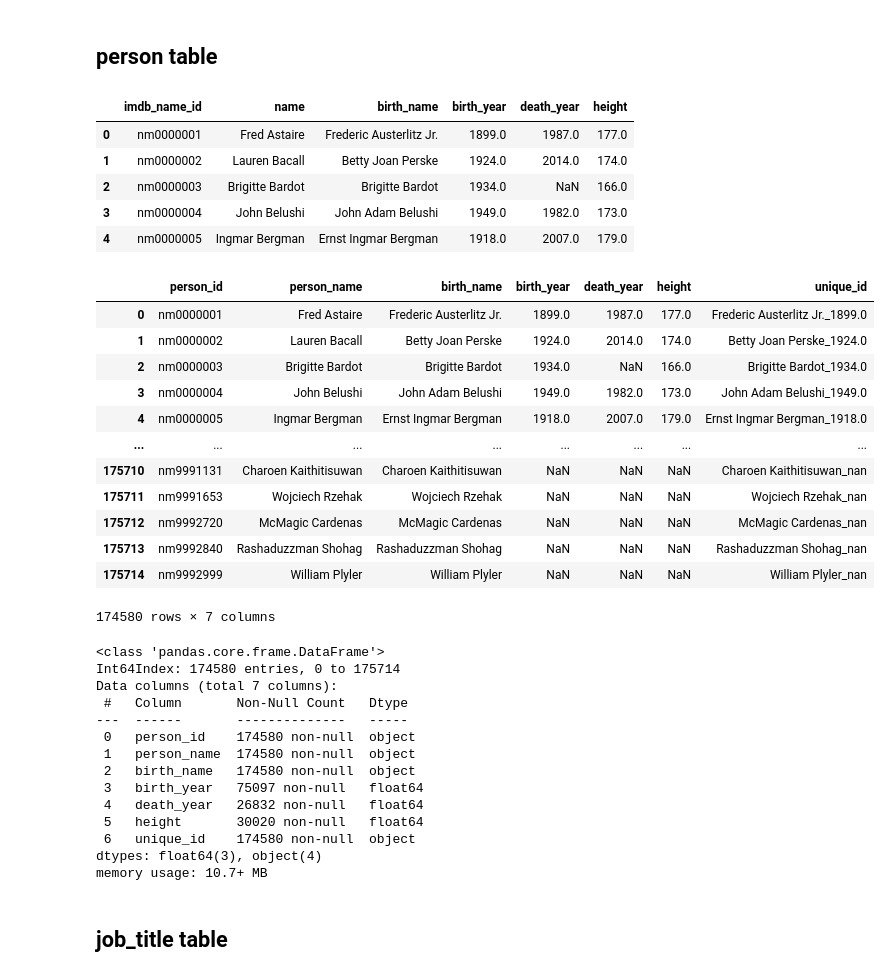
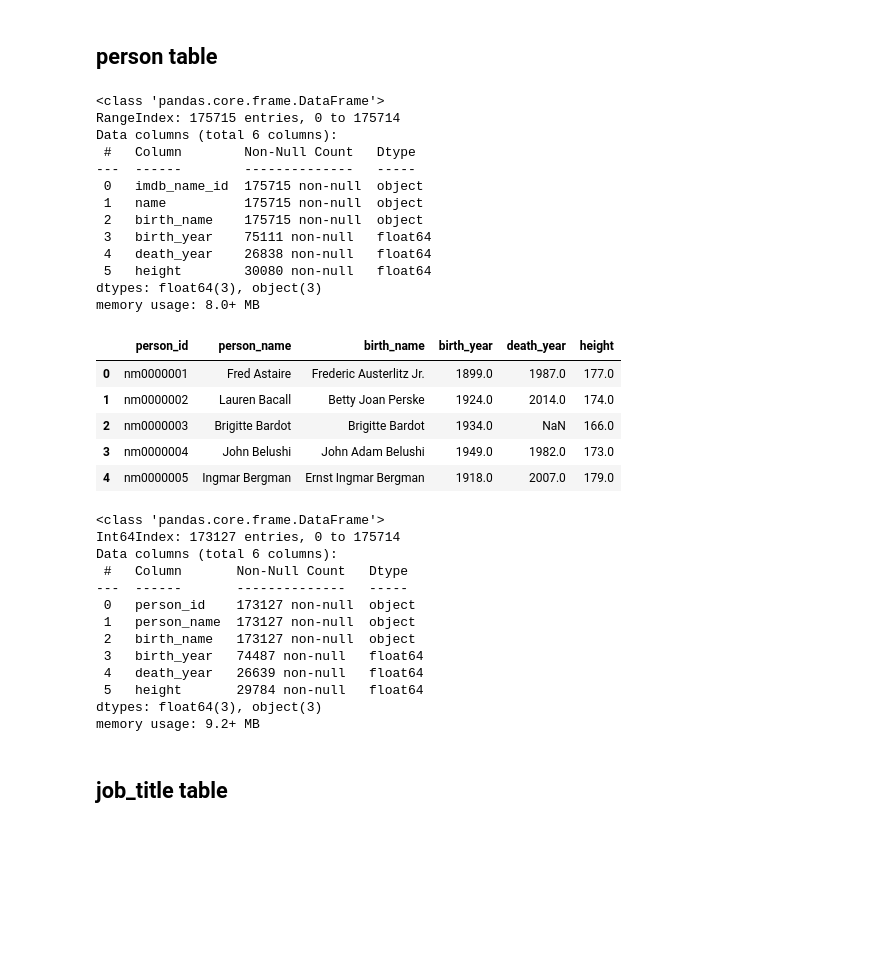
Before and after one commit to trackrun82/ETL_project, a Jupyter notebook: Beth.ipynb, the cells around one changed output. Cells and saved outputs as stored; diff of their text form; code cells hidden in the pictures; blank space fills up the shorter version.

```diff
--- a/Beth.ipynb
+++ b/Beth.ipynb
@@ -30,56 +30,57 @@ imdb_names.head()
 # %%
 name_columns = ['imdb_name_id', 'name', 'birth_name', 'birth_year', 'death_year', 'height']
 new_name_df = imdb_names[name_columns].copy()
-new_name_df.head()
+new_name_df.info()
 # %% [output]
-|  | imdb_name_id | name | birth_name | birth_year | death_year | height |
-| 0 | nm0000001 | Fred Astaire | Frederic Austerlitz Jr. | 1899.0 | 1987.0 | 177.0 |
-| 1 | nm0000002 | Lauren Bacall | Betty Joan Perske | 1924.0 | 2014.0 | 174.0 |
-| 2 | nm0000003 | Brigitte Bardot | Brigitte Bardot | 1934.0 | NaN | 166.0 |
-| 3 | nm0000004 | John Belushi | John Adam Belushi | 1949.0 | 1982.0 | 173.0 |
-| 4 | nm0000005 | Ingmar Bergman | Ernst Ingmar Bergman | 1918.0 | 2007.0 | 179.0 |
+<class 'pandas.core.frame.DataFrame'>
+RangeIndex: 175715 entries, 0 to 175714
+Data columns (total 6 columns):
+ #   Column        Non-Null Count   Dtype
+---  ------        --------------   -----
+ 0   imdb_name_id  175715 non-null  object
+ 1   name          175715 non-null  object
+ 2   birth_name    175715 non-null  object
+ 3   birth_year    75111 non-null   float64
+ 4   death_year    26838 non-null   float64
+ 5   height        30080 non-null   float64
+dtypes: float64(3), object(3)
+memory usage: 8.0+ MB
 # %%
 # Rename the column headers
 transform_name_df = new_name_df.rename(columns={'imdb_name_id': 'person_id',
                                                  'name': 'person_name'})
 
-# Clean the data by dropping duplicates and setting the index
-transform_name_df['unique_id'] = transform_name_df.birth_name.astype(str) + '_' + transform_name_df.birth_year.astype(str)
+# Clean the data by dropping duplicate names
+# transform_name_df['unique_id'] = transform_name_df.person_name.astype(str) + '_' + transform_name_df.birth_year.astype(str)
+# transform_name_df.drop_duplicates('unique_id', inplace=True)
+# final_name = transform_name_df.drop(columns='unique_id')
 
-transform_name_df.drop_duplicates('unique_id', inplace=True)
+final_name = transform_name_df.drop_duplicates('person_name')
 
-transform_name_df
+final_name.head()
 # %% [output]
-|  | person_id | person_name | birth_name | birth_year | death_year | height | unique_id |
-| 0 | nm0000001 | Fred Astaire | Frederic Austerlitz Jr. | 1899.0 | 1987.0 | 177.0 | Frederic Austerlitz Jr._1899.0 |
-| 1 | nm0000002 | Lauren Bacall | Betty Joan Perske | 1924.0 | 2014.0 | 174.0 | Betty Joan Perske_1924.0 |
-| 2 | nm0000003 | Brigitte Bardot | Brigitte Bardot | 1934.0 | NaN | 166.0 | Brigitte Bardot_1934.0 |
-| 3 | nm0000004 | John Belushi | John Adam Belushi | 1949.0 | 1982.0 | 173.0 | John Adam Belushi_1949.0 |
-| 4 | nm0000005 | Ingmar Bergman | Ernst Ingmar Bergman | 1918.0 | 2007.0 | 179.0 | Ernst Ingmar Bergman_1918.0 |
-| ... | ... | ... | ... | ... | ... | ... | ... |
-| 175710 | nm9991131 | Charoen Kaithitisuwan | Charoen Kaithitisuwan | NaN | NaN | NaN | Charoen Kaithitisuwan_nan |
-| 175711 | nm9991653 | Wojciech Rzehak | Wojciech Rzehak | NaN | NaN | NaN | Wojciech Rzehak_nan |
-| 175712 | nm9992720 | McMagic Cardenas | McMagic Cardenas | NaN | NaN | NaN | McMagic Cardenas_nan |
-| 175713 | nm9992840 | Rashaduzzman Shohag | Rashaduzzman Shohag | NaN | NaN | NaN | Rashaduzzman Shohag_nan |
-| 175714 | nm9992999 | William Plyler | William Plyler | NaN | NaN | NaN | William Plyler_nan |
+|  | person_id | person_name | birth_name | birth_year | death_year | height |
+| 0 | nm0000001 | Fred Astaire | Frederic Austerlitz Jr. | 1899.0 | 1987.0 | 177.0 |
+| 1 | nm0000002 | Lauren Bacall | Betty Joan Perske | 1924.0 | 2014.0 | 174.0 |
+| 2 | nm0000003 | Brigitte Bardot | Brigitte Bardot | 1934.0 | NaN | 166.0 |
+| 3 | nm0000004 | John Belushi | John Adam Belushi | 1949.0 | 1982.0 | 173.0 |
+| 4 | nm0000005 | Ingmar Bergman | Ernst Ingmar Bergman | 1918.0 | 2007.0 | 179.0 |
-174580 rows × 7 columns
 # %%
-transform_name_df.info()
+final_name.info()
 # %% [output]
 <class 'pandas.core.frame.DataFrame'>
-Int64Index: 174580 entries, 0 to 175714
-Data columns (total 7 columns):
+Int64Index: 173127 entries, 0 to 175714
+Data columns (total 6 columns):
  #   Column       Non-Null Count   Dtype
 ---  ------       --------------   -----
- 0   person_id    174580 non-null  object
- 1   person_name  174580 non-null  object
- 2   birth_name   174580 non-null  object
- 3   birth_year   75097 non-null   float64
- 4   death_year   26832 non-null   float64
- 5   height       30020 non-null   float64
- 6   unique_id    174580 non-null  object
-dtypes: float64(3), object(4)
-memory usage: 10.7+ MB
+ 0   person_id    173127 non-null  object
+ 1   person_name  173127 non-null  object
+ 2   birth_name   173127 non-null  object
+ 3   birth_year   74487 non-null   float64
+ 4   death_year   26639 non-null   float64
+ 5   height       29784 non-null   float64
+dtypes: float64(3), object(3)
+memory usage: 9.2+ MB
 # %% [markdown]
 ## job_title table
 # %%
```
Also changed, not shown: parts of 4 cells of this notebook.
